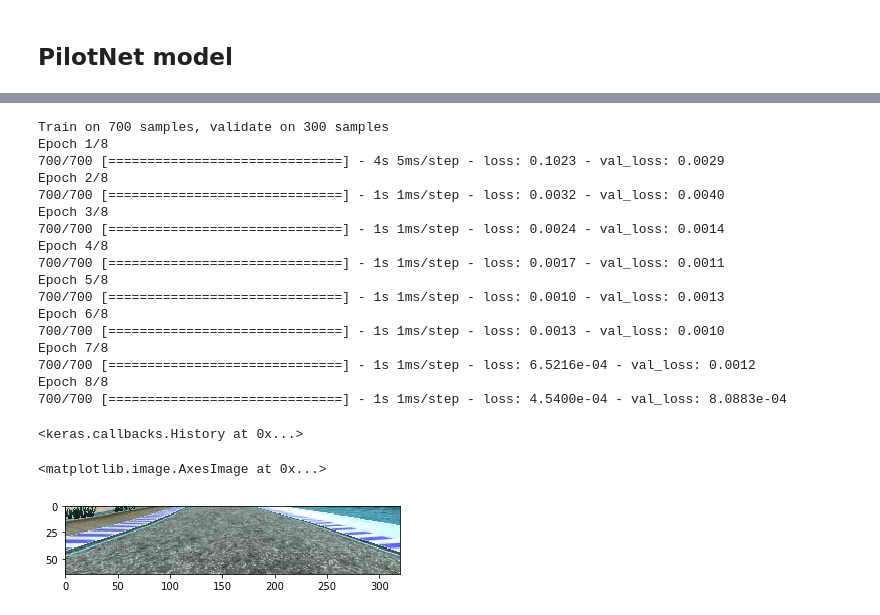
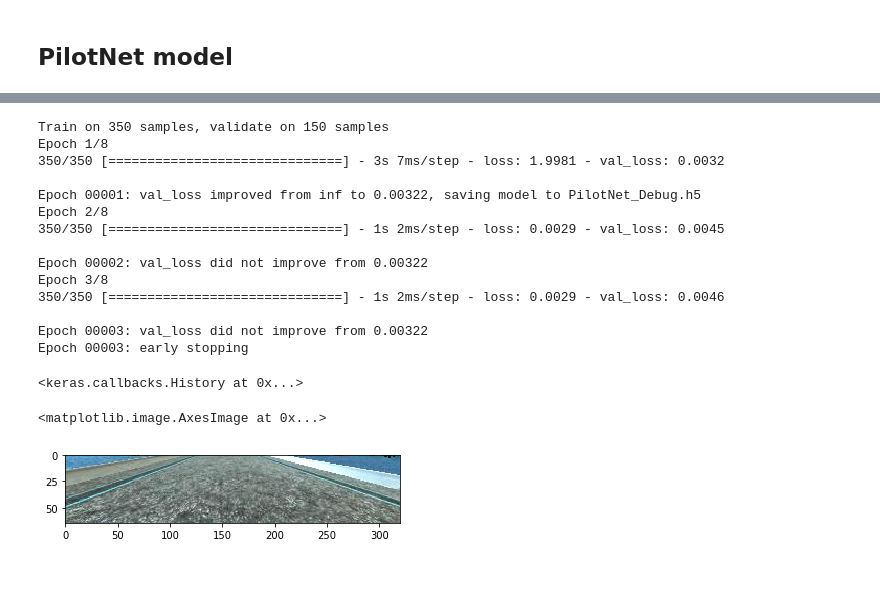
Before and after one commit to Pyrax/CarND-Behavioral-Cloning-P3, a Jupyter notebook: Behavioral_Cloning.ipynb, the cells around one changed output, grey strips where cells are left out. Saved outputs shown, nothing was run; the diff lists cells and outputs as text; code cells hidden in the pictures; blank space fills up the shorter version.

```diff
--- a/Behavioral_Cloning.ipynb
+++ b/Behavioral_Cloning.ipynb
@@ -235,0 +202,3 @@ def get_log_dir(base_path='./logs/PilotNet', path_suffix=None):
+# %%
+debug_model = create_model()
+debug_model.summary()
@@ -240,38 +227,51 @@ tensorboard = TensorBoard(log_dir=get_log_dir(path_suffix='/debug'),
                           write_graph=True,
                           write_grads=True,
                           histogram_freq=1)
+checkpoint = ModelCheckpoint('PilotNet_Debug.h5', monitor='val_loss', verbose=1, save_best_only=True,
+                             save_weights_only=False, mode='auto', period=1)
 early = EarlyStopping(monitor='val_loss', min_delta=0, patience=2, verbose=1, mode='auto')
 
-model.fit(x_train, y_train,
-          validation_data=(x_validation, y_validation),
-          batch_size=32,
-          epochs=8,
-          callbacks=[tensorboard, early])
+images, steering = [], []
+for row in small_train_set:
+    image_data = cv2.imread(os.path.join(data_dir, row[0]))
+    images.append(image_data)
+    steering.append(row[1])
+x_train, y_train = np.array(images), np.array(steering)
+
+images, steering = [], []
+for row in small_validation_set:
+    image_data = cv2.imread(os.path.join(data_dir, row[0]))
+    images.append(image_data)
+    steering.append(row[1])
+x_validation, y_validation = np.array(images), np.array(steering)
+
+debug_model.fit(x_train, y_train,
+                validation_data=(x_validation, y_validation),
+                batch_size=32,
+                epochs=8,
+                callbacks=[tensorboard, checkpoint, early])
 # %% [output]
-Train on 700 samples, validate on 300 samples
+Train on 350 samples, validate on 150 samples
 Epoch 1/8
-700/700 [==============================] - 4s 5ms/step - loss: 0.1023 - val_loss: 0.0029
+350/350 [==============================] - 3s 7ms/step - loss: 1.9981 - val_loss: 0.0032
+
+Epoch 00001: val_loss improved from inf to 0.00322, saving model to PilotNet_Debug.h5
 Epoch 2/8
-700/700 [==============================] - 1s 1ms/step - loss: 0.0032 - val_loss: 0.0040
+350/350 [==============================] - 1s 2ms/step - loss: 0.0029 - val_loss: 0.0045
+
+Epoch 00002: val_loss did not improve from 0.00322
 Epoch 3/8
-700/700 [==============================] - 1s 1ms/step - loss: 0.0024 - val_loss: 0.0014
-Epoch 4/8
-700/700 [==============================] - 1s 1ms/step - loss: 0.0017 - val_loss: 0.0011
-Epoch 5/8
-700/700 [==============================] - 1s 1ms/step - loss: 0.0010 - val_loss: 0.0013
-Epoch 6/8
-700/700 [==============================] - 1s 1ms/step - loss: 0.0013 - val_loss: 0.0010
-Epoch 7/8
-700/700 [==============================] - 1s 1ms/step - loss: 6.5216e-04 - val_loss: 0.0012
-Epoch 8/8
-700/700 [==============================] - 1s 1ms/step - loss: 4.5400e-04 - val_loss: 8.0883e-04
+350/350 [==============================] - 1s 2ms/step - loss: 0.0029 - val_loss: 0.0046
+
+Epoch 00003: val_loss did not improve from 0.00322
+Epoch 00003: early stopping
 <keras.callbacks.History at 0x...>
 # %%
 layer_name = 'image_cropping'
-intermediate_layer_model = Model(inputs=model.input,
-                                 outputs=model.get_layer(layer_name).output)
+intermediate_layer_model = Model(inputs=debug_model.input,
+                                 outputs=debug_model.get_layer(layer_name).output)
 intermediate_output = intermediate_layer_model.predict(x_train[None, 40])
 plt.imshow(intermediate_output[0].astype(np.uint8))
 # %% [output]
 <matplotlib.image.AxesImage at 0x...>
-[figure, old version]
+[figure, new version]
```
Also changed, not shown: parts of 13 cells of this notebook, 2 other files.
